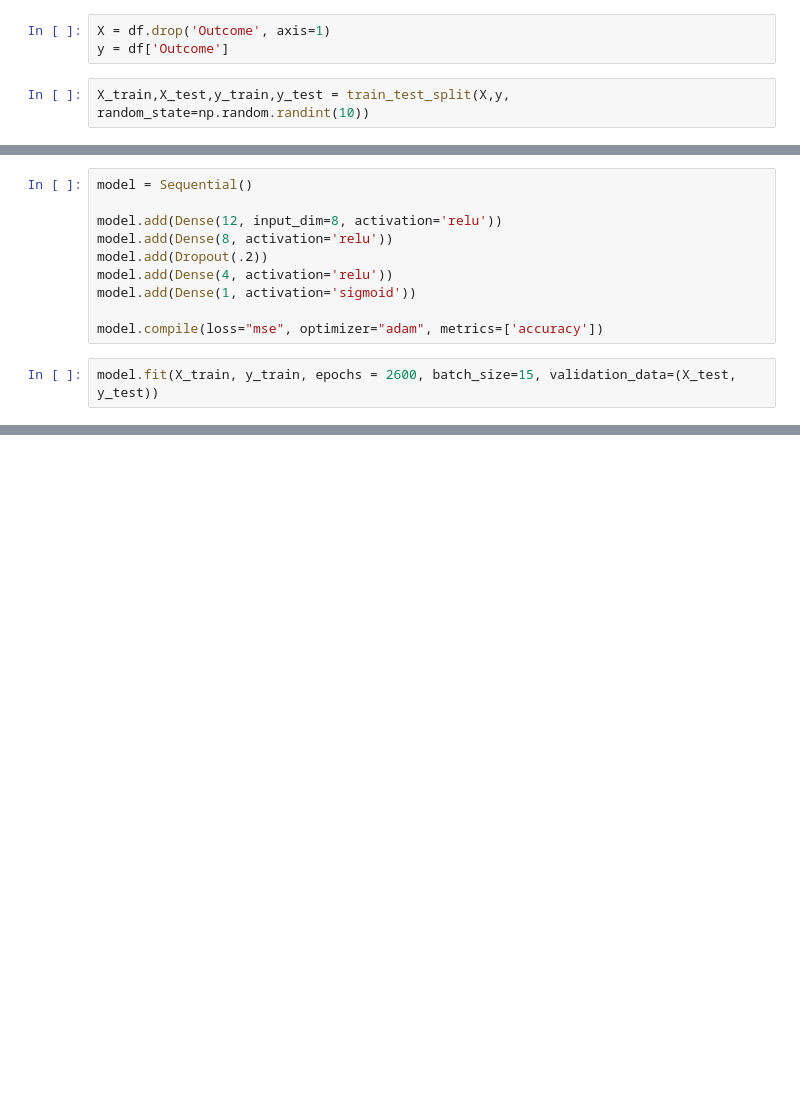
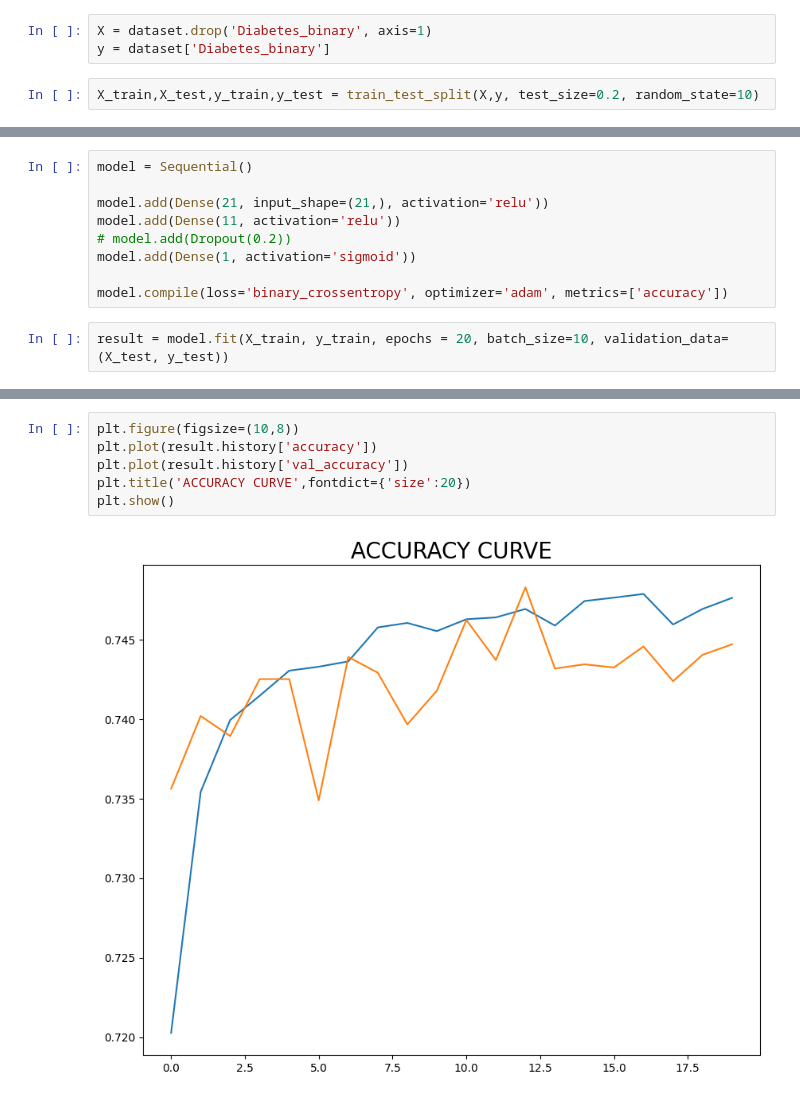
Before and after one commit to CandaceCheung/Health-Assistant, a Jupyter notebook: diabetes/notebook/diabetes.ipynb, the cells around one changed output, grey strips where cells are left out. Cells and saved outputs as stored; diff of their text form; blank space fills up the shorter version.

Commit message:
renew diabetes model

```diff
--- a/diabetes/notebook/diabetes.ipynb
+++ b/diabetes/notebook/diabetes.ipynb
@@ -10,5 +15,5 @@ df = pd.read_csv('../../dataset/diabetes.csv')
 # %%
-X = df.drop('Outcome', axis=1)
-y = df['Outcome']
+X = dataset.drop('Diabetes_binary', axis=1)
+y = dataset['Diabetes_binary']
 # %%
-X_train,X_test,y_train,y_test = train_test_split(X,y, random_state=np.random.randint(10))
+X_train,X_test,y_train,y_test = train_test_split(X,y, test_size=0.2, random_state=10)
@@ -18,13 +20,12 @@ from keras.layers import Dense, Dropout
 # %%
 model = Sequential()
 
-model.add(Dense(12, input_dim=8, activation='relu'))
-model.add(Dense(8, activation='relu'))
-model.add(Dropout(.2))
-model.add(Dense(4, activation='relu'))
+model.add(Dense(21, input_shape=(21,), activation='relu'))
+model.add(Dense(11, activation='relu'))
+# model.add(Dropout(0.2))
 model.add(Dense(1, activation='sigmoid'))
 
-model.compile(loss="mse", optimizer="adam", metrics=['accuracy'])
+model.compile(loss='binary_crossentropy', optimizer='adam', metrics=['accuracy'])
 # %%
-model.fit(X_train, y_train, epochs = 2600, batch_size=15, validation_data=(X_test, y_test))
+result = model.fit(X_train, y_train, epochs = 20, batch_size=10, validation_data=(X_test, y_test))
 # %% [output]
@@ -55,0 +49,8 @@ array([[0.5301675]], dtype=float32)
+# %%
+plt.figure(figsize=(10,8))
+plt.plot(result.history['accuracy'])
+plt.plot(result.history['val_accuracy'])
+plt.title('ACCURACY CURVE',fontdict={'size':20})
+plt.show()
+# %% [output]
+[figure, added]
```
Also changed, not shown: parts of 10 cells of this notebook, 12 other files.
